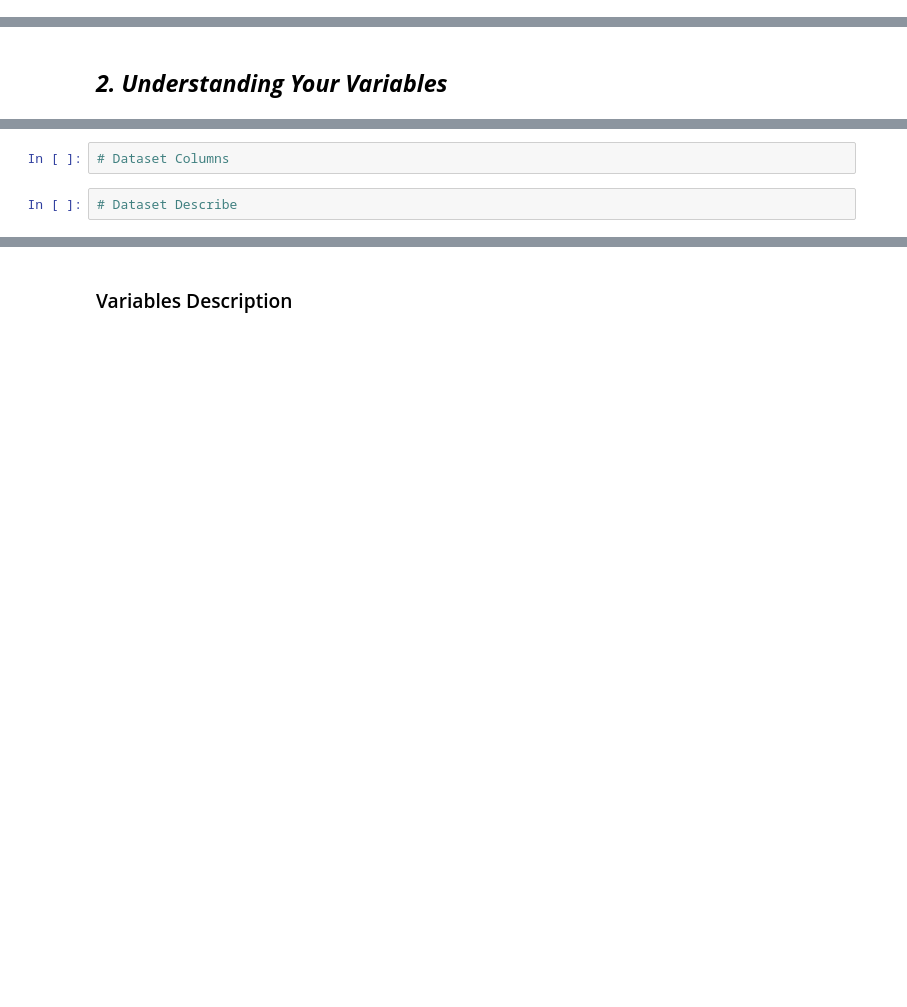
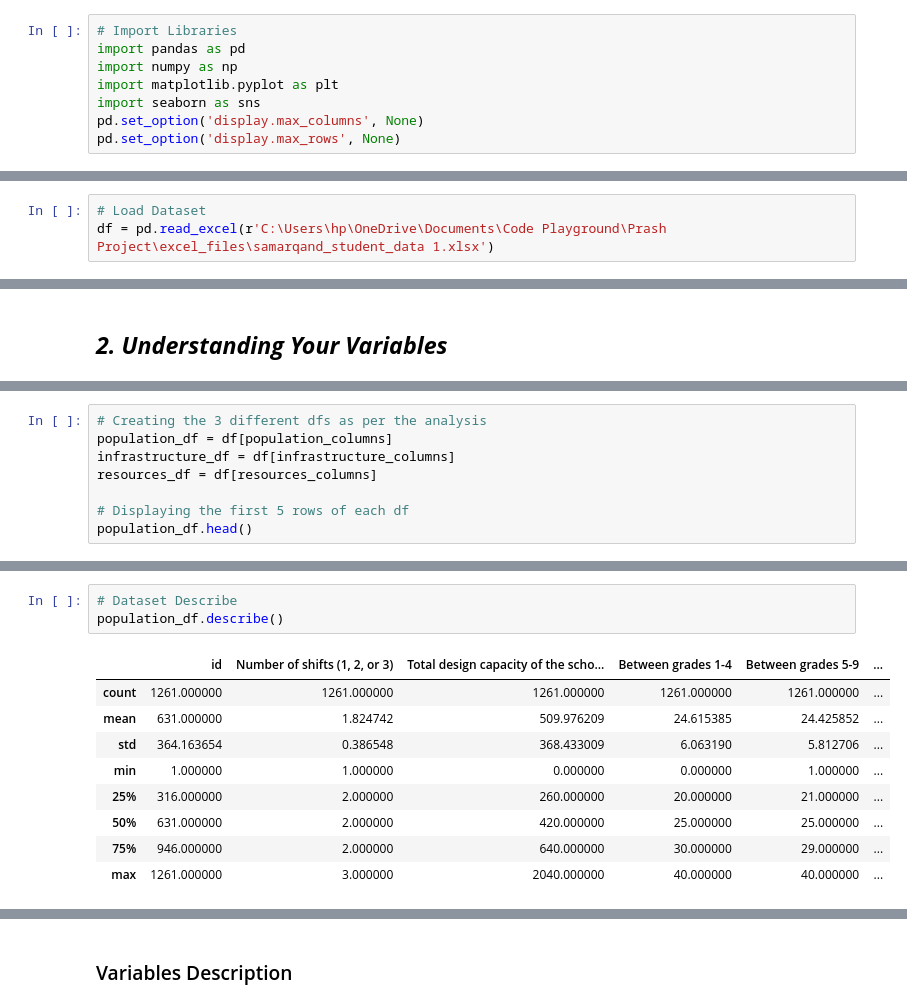
Before and after one commit to Kartikrast/social-infra-prediction-model, a Jupyter notebook: python_files/steps.ipynb, the cells around one changed output, grey strips where cells are left out. Saved outputs shown, nothing was run; the diff lists cells and outputs as text; blank space fills up the shorter version.

Commit message:
Bifurcated the data in 3 dfs as per the analysis

```diff
--- a/python_files/steps.ipynb
+++ b/python_files/steps.ipynb
@@ -78,2 +76,10 @@ M - Multivariate Analysis
+# %%
+# Import Libraries
+import pandas as pd
+import numpy as np
+import matplotlib.pyplot as plt
+import seaborn as sns
+pd.set_option('display.max_columns', None)
+pd.set_option('display.max_rows', None)
 # %% [markdown]
 ### Dataset Loading
@@ -82,3 +86,6 @@ M - Multivariate Analysis
+# %%
+# Load Dataset
+df = pd.read_excel(r'C:\Users\hp\OneDrive\Documents\Code Playground\Prash Project\excel_files\samarqand_student_data 1.xlsx')
 # %% [markdown]
 ### Dataset First View
 # %%
@@ -109,0 +297,8 @@ Answer Here
+# %%
+# Creating the 3 different dfs as per the analysis
+population_df = df[population_columns]
+infrastructure_df = df[infrastructure_columns]
+resources_df = df[resources_columns]
+
+# Displaying the first 5 rows of each df
+population_df.head()
@@ -110,4 +330,13 @@ Answer Here
 # %%
-# Dataset Columns
+# Dataset Describe
+population_df.describe()
+# %% [output]
+|  | id | Number of shifts (1, 2, or 3) | Total design capacity of the scho... | Between grades 1-4 | Between grades 5-9 | ... |
+| count | 1261.000000 | 1261.000000 | 1261.000000 | 1261.000000 | 1261.000000 | ... |
+| mean | 631.000000 | 1.824742 | 509.976209 | 24.615385 | 24.425852 | ... |
+| std | 364.163654 | 0.386548 | 368.433009 | 6.063190 | 5.812706 | ... |
+| min | 1.000000 | 1.000000 | 0.000000 | 0.000000 | 1.000000 | ... |
+| 25% | 316.000000 | 2.000000 | 260.000000 | 20.000000 | 21.000000 | ... |
+| 50% | 631.000000 | 2.000000 | 420.000000 | 25.000000 | 25.000000 | ... |
+| 75% | 946.000000 | 2.000000 | 640.000000 | 30.000000 | 29.000000 | ... |
+| max | 1261.000000 | 3.000000 | 2040.000000 | 40.000000 | 40.000000 | ... |
-# %%
-# Dataset Describe
```
Also changed, not shown: parts of 28 cells of this notebook.
